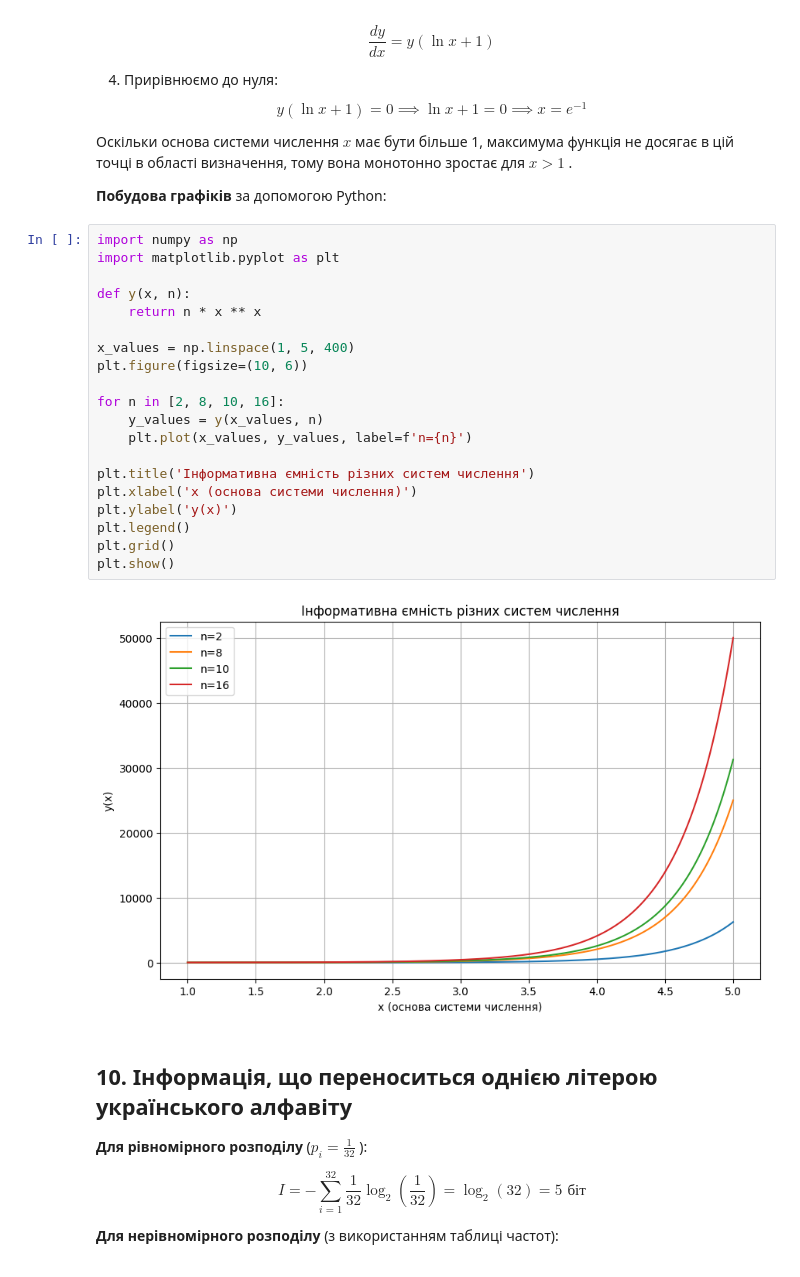
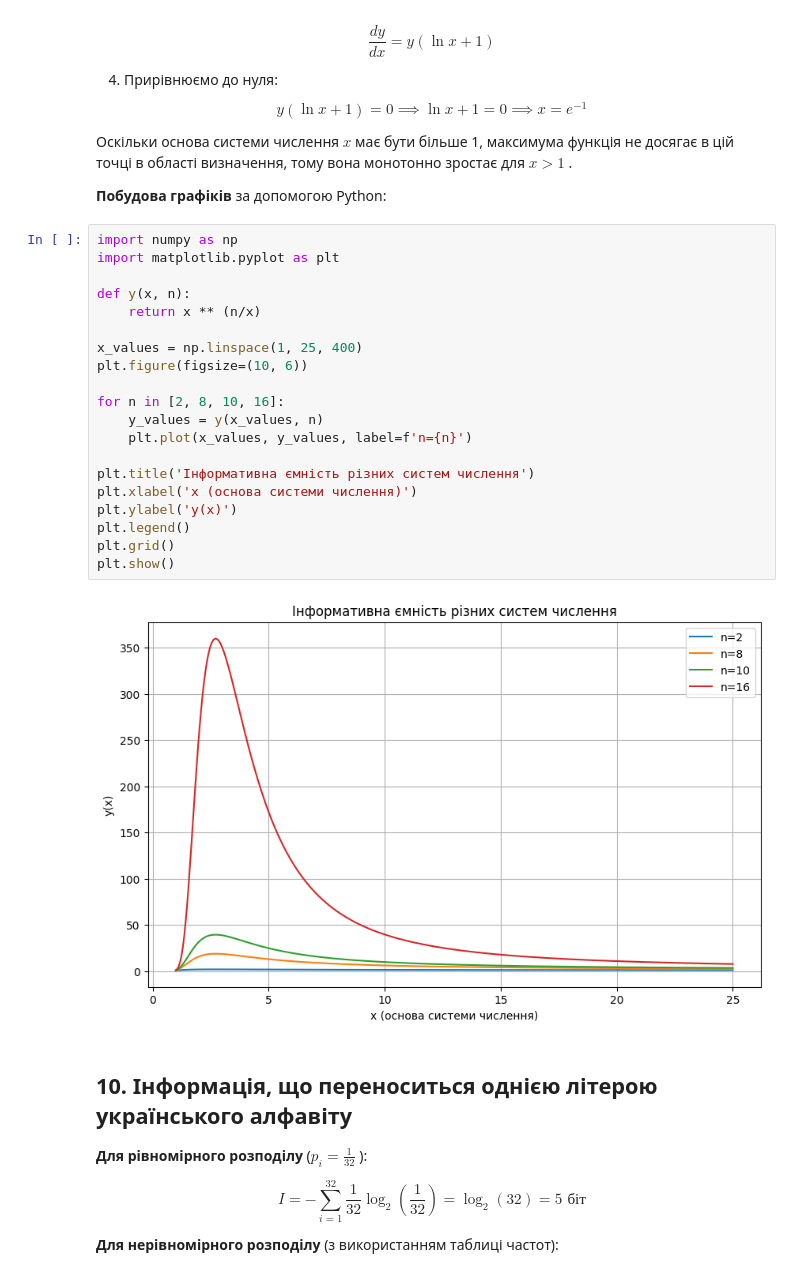
Before and after one commit to MaksimVarivodin/QuantumInformatics, a Jupyter notebook: Module1.ipynb, the cells around one changed output. Drawn from its saved outputs; the diff is of its cells as text.

```diff
--- a/Module1.ipynb
+++ b/Module1.ipynb
@@ -218,25 +218,25 @@ $$
 # %%
 import numpy as np
 import matplotlib.pyplot as plt
 
 def y(x, n):
-    return n * x ** x
+    return x ** (n/x)
 
-x_values = np.linspace(1, 5, 400)
+x_values = np.linspace(1, 25, 400)
 plt.figure(figsize=(10, 6))
 
 for n in [2, 8, 10, 16]:
     y_values = y(x_values, n)
     plt.plot(x_values, y_values, label=f'n={n}')
 
 plt.title('Інформативна ємність різних систем числення')
 plt.xlabel('x (основа системи числення)')
 plt.ylabel('y(x)')
 plt.legend()
 plt.grid()
 plt.show()
 # %% [output]
-[figure, old version]
+[figure, new version]
 # %% [markdown]
 ## 10. Інформація, що переноситься однією літерою українського алфавіту
 
```
